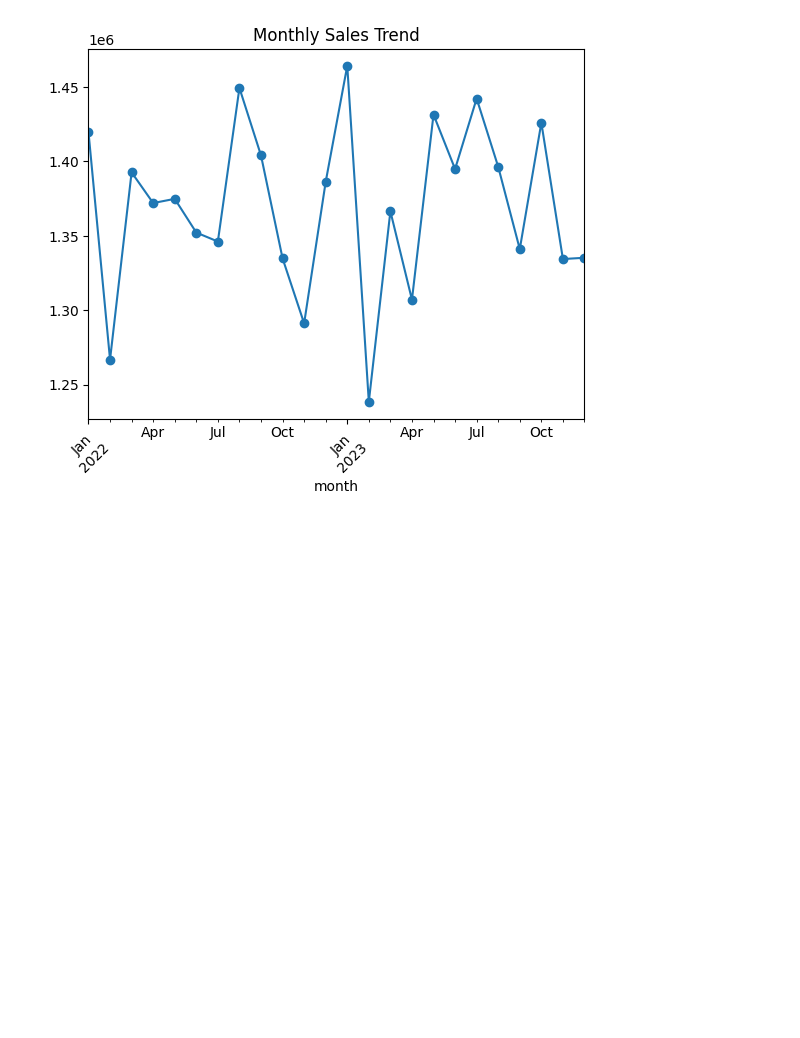
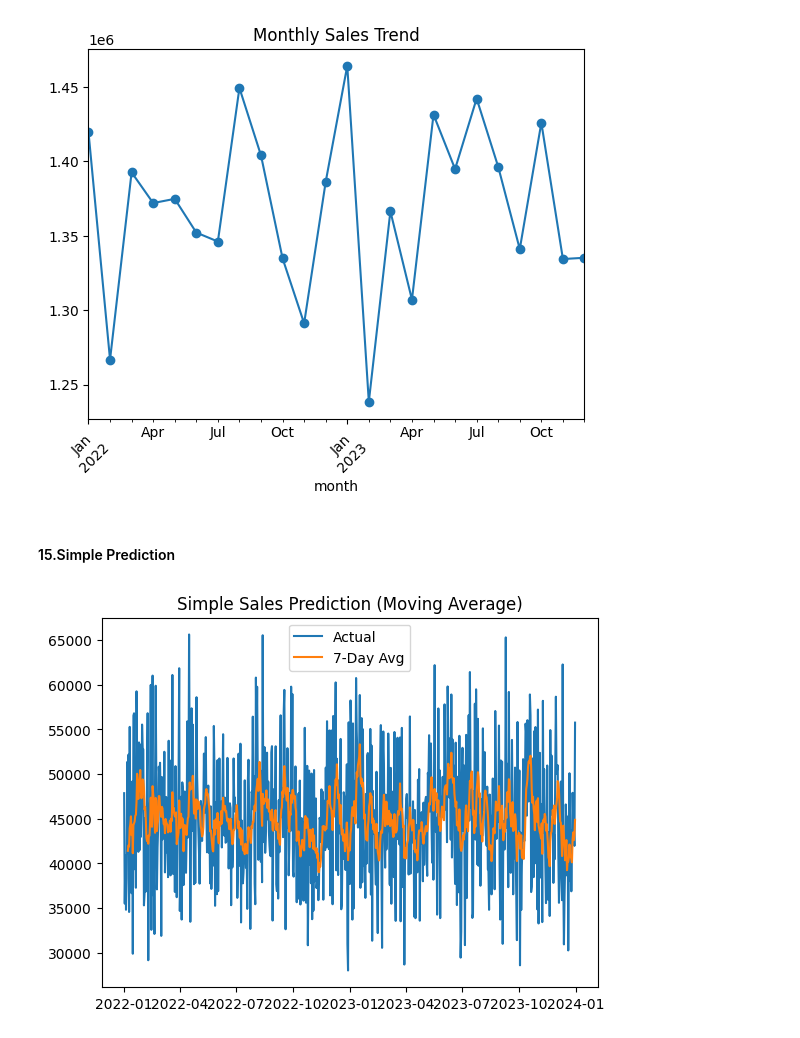
Before and after one commit to HimashMadushanka/ecommerce-sales-data-analysis, a Jupyter notebook: notebooks/ecommerce_sales_analysis.ipynb, the cells around one changed output. Drawn from its saved outputs; the diff is of its cells as text; code cells hidden in the pictures; blank space fills up the shorter version.

Commit message:
Simple Prediction

```diff
--- a/notebooks/ecommerce_sales_analysis.ipynb
+++ b/notebooks/ecommerce_sales_analysis.ipynb
@@ -224,3 +224,18 @@ plt.xticks(rotation=45)
 plt.show()
 # %% [output]
 [figure]
+# %% [markdown]
+#### 15.Simple Prediction
+# %%
+df_sorted = df.sort_values('order_date')
+daily_sales = df_sorted.groupby('order_date')['total_revenue'].sum()
+
+rolling_mean = daily_sales.rolling(window=7).mean()
+
+plt.plot(daily_sales.index, daily_sales.values, label="Actual")
+plt.plot(rolling_mean.index, rolling_mean.values, label="7-Day Avg")
+plt.legend()
+plt.title("Simple Sales Prediction (Moving Average)")
+plt.show()
+# %% [output]
+[figure, added]
```
